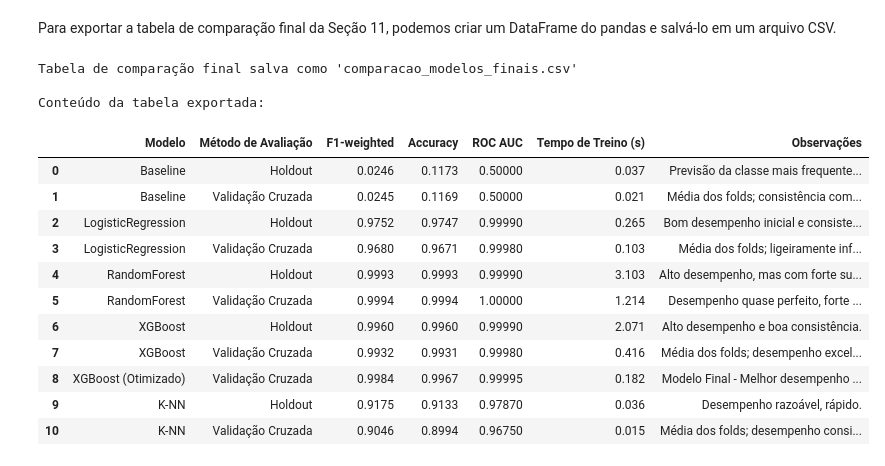
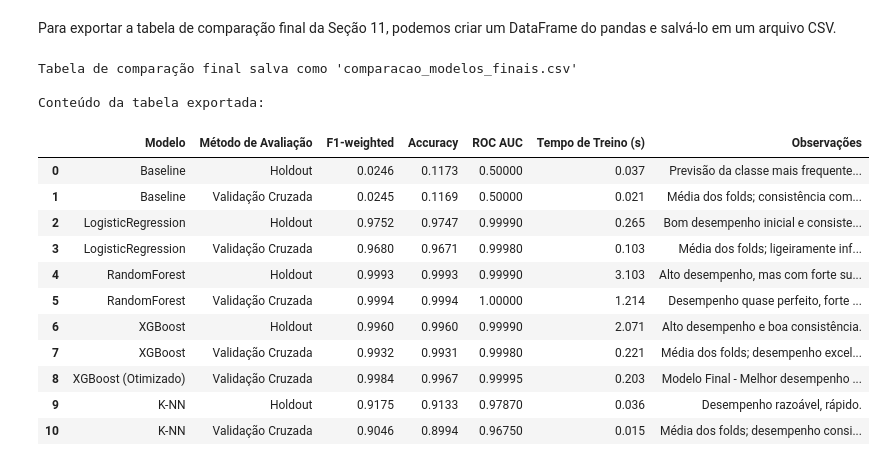
Before and after one commit to MGuidolini/PUC-MVP, a Jupyter notebook: MVP_ML_Analytics_Final.ipynb, the cells around one changed output. Cells and saved outputs as stored; diff of their text form; code cells hidden in the pictures.

```diff
--- a/MVP_ML_Analytics_Final.ipynb
+++ b/MVP_ML_Analytics_Final.ipynb
@@ -3156,7 +3160,7 @@ final_comparison_data = {
         0.037, 0.021,
         0.265, 0.103,
         3.103, 1.214,
-        2.071, 0.416, 0.182,
+        2.071, 0.221, 0.203,
         0.036, 0.015
     ],
     'Observações': [
@@ -3169,34 +3173,34 @@ final_comparison_data = {
         'Alto desempenho e boa consistência.',
         'Média dos folds; desempenho excelente e robusto.',
         'Modelo Final - Melhor desempenho geral, melhor equilíbrio entre performance e generalização.',
         'Desempenho razoável, rápido.',
         'Média dos folds; desempenho consistente com Holdout, mas inferior aos melhores.'
     ]
 }
 
 final_comparison_df = pd.DataFrame(final_comparison_data)
 
 # Salvar o DataFrame em um arquivo CSV
 output_csv_path = "comparacao_modelos_finais.csv"
 final_comparison_df.to_csv(output_csv_path, index=False)
 print(f"Tabela de comparação final salva como '{output_csv_path}'")
 
 # Exibir a tabela para confirmação
 print("\nConteúdo da tabela exportada:")
 display(final_comparison_df)
 # %% [output]
 Tabela de comparação final salva como 'comparacao_modelos_finais.csv'
 
 Conteúdo da tabela exportada:
 |  | Modelo | Método de Avaliação | F1-weighted | Accuracy | ROC AUC | Tempo de Treino (s) | Observações |
 | 0 | Baseline | Holdout | 0.0246 | 0.1173 | 0.50000 | 0.037 | Previsão da classe mais frequente... |
 | 1 | Baseline | Validação Cruzada | 0.0245 | 0.1169 | 0.50000 | 0.021 | Média dos folds; consistência com... |
 | 2 | LogisticRegression | Holdout | 0.9752 | 0.9747 | 0.99990 | 0.265 | Bom desempenho inicial e consiste... |
 | 3 | LogisticRegression | Validação Cruzada | 0.9680 | 0.9671 | 0.99980 | 0.103 | Média dos folds; ligeiramente inf... |
 | 4 | RandomForest | Holdout | 0.9993 | 0.9993 | 0.99990 | 3.103 | Alto desempenho, mas com forte su... |
 | 5 | RandomForest | Validação Cruzada | 0.9994 | 0.9994 | 1.00000 | 1.214 | Desempenho quase perfeito, forte ... |
 | 6 | XGBoost | Holdout | 0.9960 | 0.9960 | 0.99990 | 2.071 | Alto desempenho e boa consistência. |
-| 7 | XGBoost | Validação Cruzada | 0.9932 | 0.9931 | 0.99980 | 0.416 | Média dos folds; desempenho excel... |
-| 8 | XGBoost (Otimizado) | Validação Cruzada | 0.9984 | 0.9967 | 0.99995 | 0.182 | Modelo Final - Melhor desempenho ... |
+| 7 | XGBoost | Validação Cruzada | 0.9932 | 0.9931 | 0.99980 | 0.221 | Média dos folds; desempenho excel... |
+| 8 | XGBoost (Otimizado) | Validação Cruzada | 0.9984 | 0.9967 | 0.99995 | 0.203 | Modelo Final - Melhor desempenho ... |
 | 9 | K-NN | Holdout | 0.9175 | 0.9133 | 0.97870 | 0.036 | Desempenho razoável, rápido. |
 | 10 | K-NN | Validação Cruzada | 0.9046 | 0.8994 | 0.96750 | 0.015 | Média dos folds; desempenho consi... |
```
Also changed, not shown: parts of 76 cells of this notebook.
